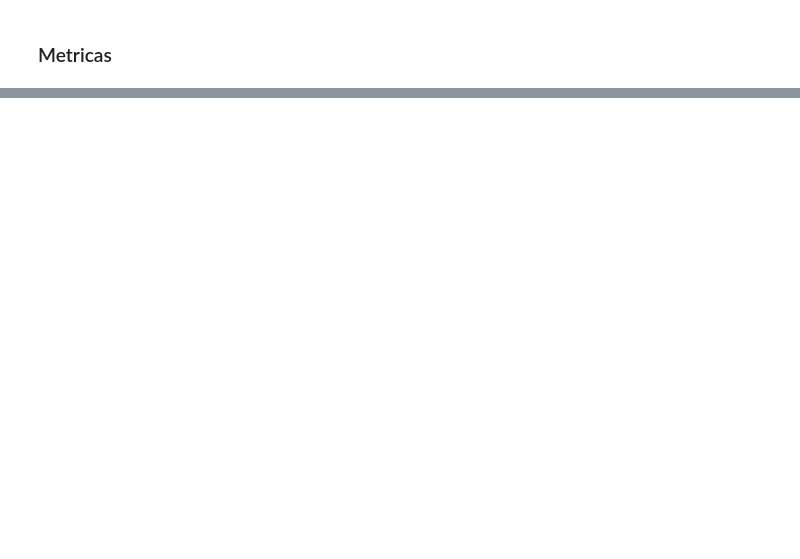
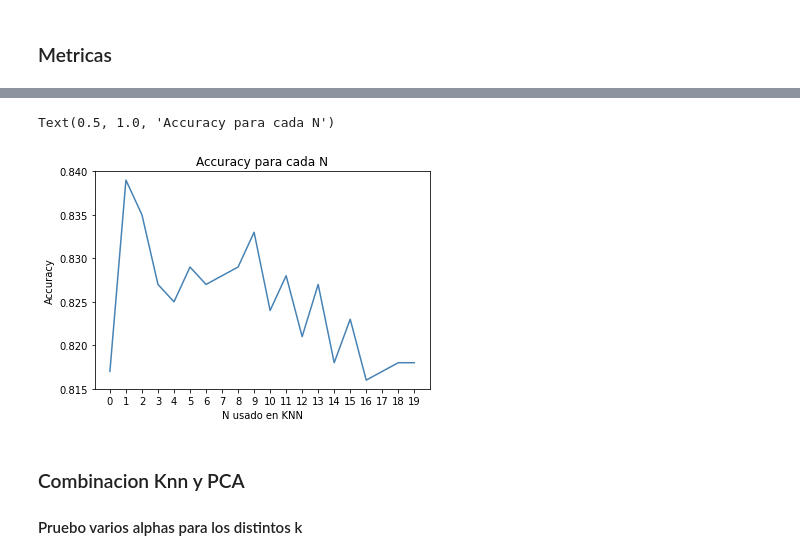
Before and after one commit to luciasecin/TPMetnum, a Jupyter notebook: KNN+PCA.ipynb, the cells around one changed output, grey strips where cells are left out. Cells and saved outputs as stored; diff of their text form; code cells hidden in the pictures; blank space fills up the shorter version.

```diff
--- a/KNN+PCA.ipynb
+++ b/KNN+PCA.ipynb
@@ -324,0 +335,32 @@ Text(0.5, 1.0, 'Prediccion: Cantidad de Imagenes por Tipo de Prenda')
+# %%
+#Corro el experimento 5 veces para evitar picos en tiempos por ruidos del sistema
+
+times = np.zeros(21)
+accuracies = np.array([])
+
+for j in range(1,6):
+    print("\nEjecucion", j)
+
+    for i in range(1,21):
+        knn = KNeighborsClassifier(i)
+        #empiezo a contar el tiempo
+        start = time.perf_counter()
+
+        #knn
+        knn.fit(train_data, train_labels.flatten())
+        res_knn = knn.predict(test_data)
+
+        #termino de contar el tiempo
+        end = time.perf_counter()
+        times[i] = times[i] + (end-start)
+        if j == 1:
+            accuracies = np.append(accuracies, accuracy_score(res_knn, test_labels))
+
+        print("K =", str(i).zfill(2), "| Accuracy =",accuracy_score(res_knn, test_labels), "| Tiempo =", (end-start))
+
+
+times = times[1:]
+times = times/5
+
+print(accuracies)
+print(times)
@@ -324,0 +385,16 @@ Text(0.5, 1.0, 'Prediccion: Cantidad de Imagenes por Tipo de Prenda')
+# %%
+a = np.arange(20)
+
+fig, ax = plt.subplots()
+p2 = ax.plot(a, accuracies, color= 'steelblue')
+ax.set_xticks(a)
+ax.set_ylim(min(accuracies) - 0.001, max(accuracies) + 0.001)
+
+#ax.bar_label(p2)
+
+plt.xlabel("K usado en KNN")
+plt.ylabel("Accuracy")
+plt.title("Accuracy para cada K")
+# %% [output]
+Text(0.5, 1.0, 'Accuracy para cada N')
+[figure, added]
@@ -324,0 +414,4 @@ Text(0.5, 1.0, 'Prediccion: Cantidad de Imagenes por Tipo de Prenda')
+# %% [markdown]
+### Combinacion Knn y PCA
+
+#### Pruebo varios alphas para los distintos k
```
Also changed, not shown: parts of 28 cells of this notebook.
